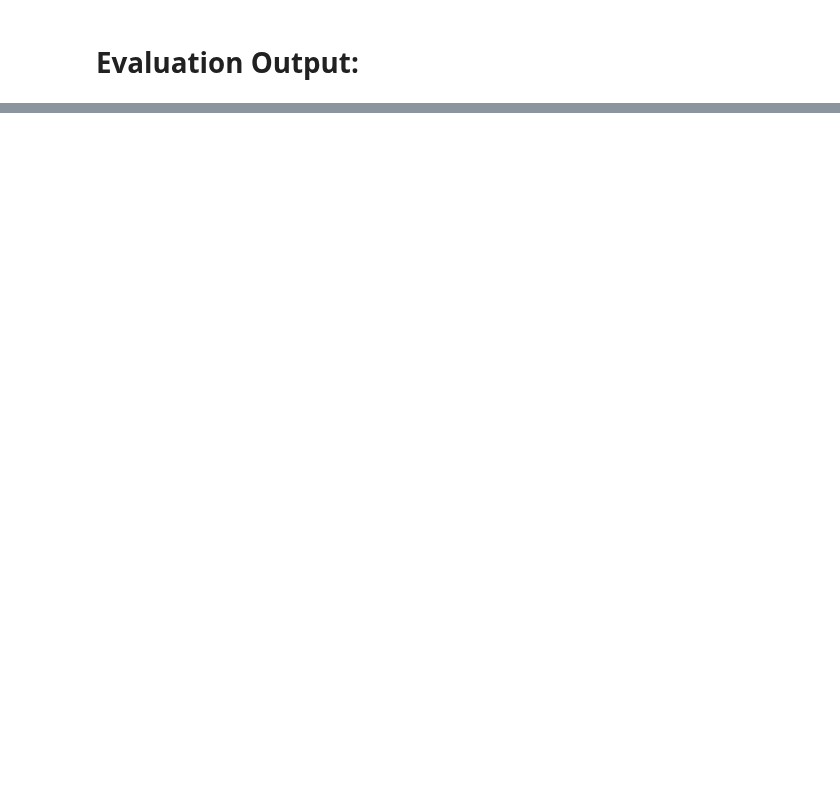
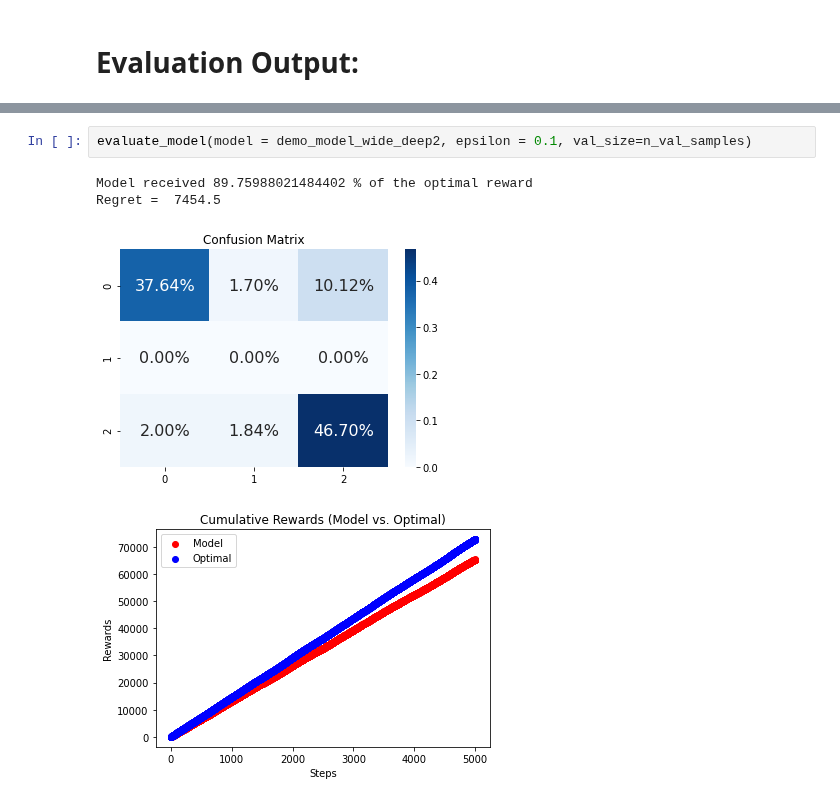
Before and after one commit to fellowship/deep-and-wide-bandit, a Jupyter notebook: Wide_and_Deep_Models/wd_models_jenny/wide_and_deep_toy_problem.ipynb, the cells around one changed output, grey strips where cells are left out. Drawn from its saved outputs; the diff is of its cells as text; blank space fills up the shorter version.

```diff
--- a/Wide_and_Deep_Models/wd_models_jenny/wide_and_deep_toy_problem.ipynb
+++ b/Wide_and_Deep_Models/wd_models_jenny/wide_and_deep_toy_problem.ipynb
@@ -539,0 +604,7 @@ Regret =  1425.5
+# %%
+evaluate_model(model = demo_model_wide_deep2, epsilon = 0.1, val_size=n_val_samples)
+# %% [output]
+Model received 89.75988021484402 % of the optimal reward
+Regret =  7454.5
+[figure, added]
+[figure, added]
```
Also changed, not shown: parts of 13 cells of this notebook.
